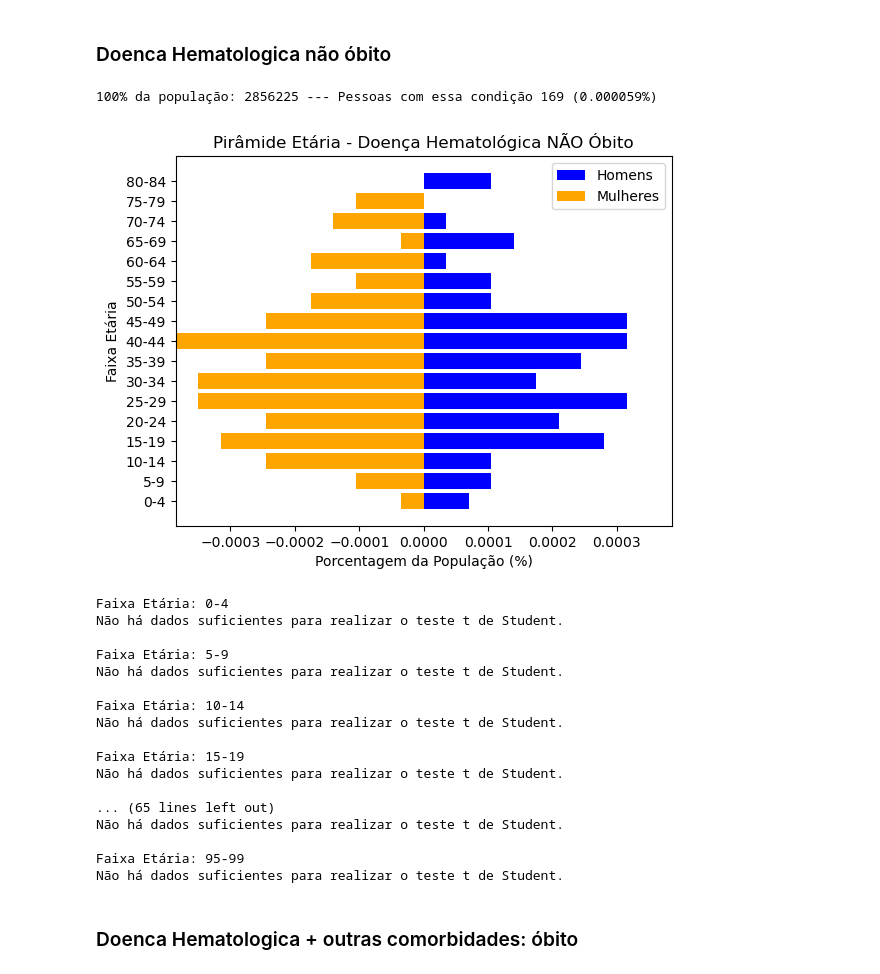
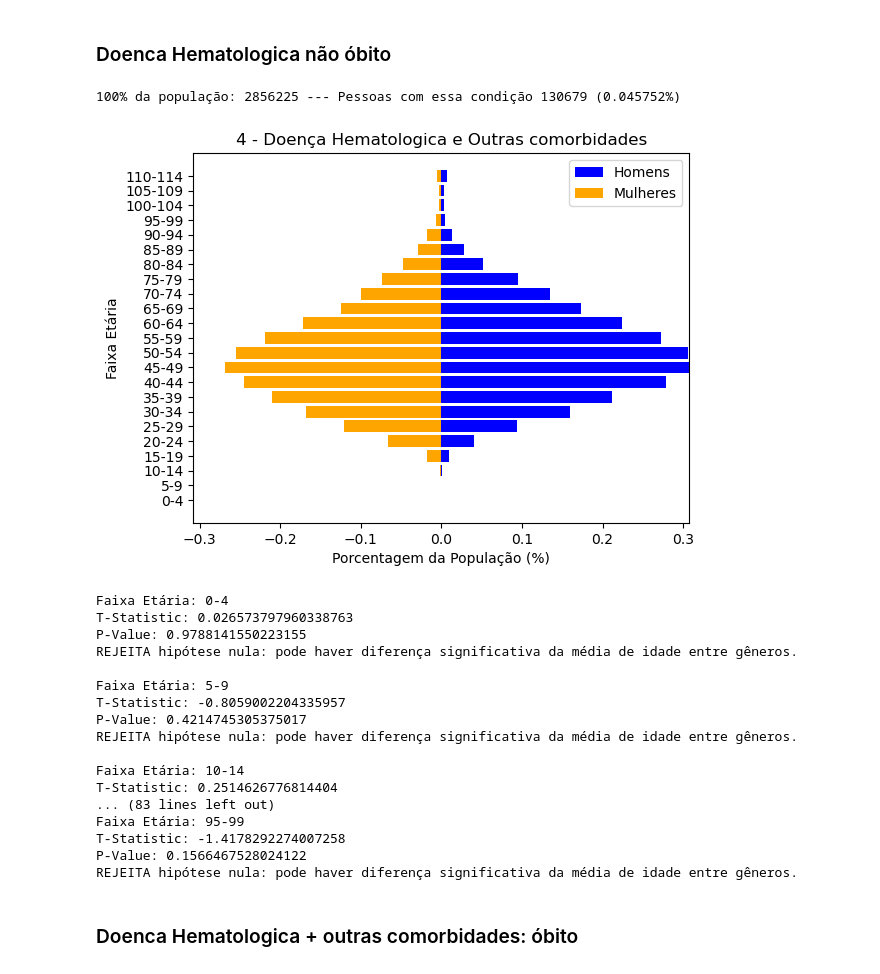
Before and after one commit to andregdmitri/SCC0957-PraticaCienciaDados, a Jupyter notebook: testes_estatisticos.ipynb, the cells around one changed output. Drawn from its saved outputs; the diff is of its cells as text; code cells hidden in the pictures.

```diff
--- a/testes_estatisticos.ipynb
+++ b/testes_estatisticos.ipynb
@@ -455,7 +418,7 @@ def gera_piramide_etaria(data, comorbidade):
     # Ajustes estéticos
     ax.set_xlabel('Porcentagem da População (%)')
     ax.set_ylabel('Faixa Etária')
-    ax.set_title(f"Pirâmide Etária - {comorbidade}")
+    ax.set_title(f"{comorbidade}")
     ax.legend()
     max_value = max(percentagem_idade_homens.max(), percentagem_idade_mulheres.max())
     ax.set_xlim(-max_value, max_value)
@@ -468,7 +431,7 @@ def gera_piramide_etaria(data, comorbidade):
     print(f"100% da população: {total_pop} --- Pessoas com essa condição {total_com_condicao} ({total_com_condicao/total_pop:.6f}%)")
 
     # Salvando imagem
-    plt.savefig(f'imagens/img_{comorbidade}.png')
+    plt.savefig(f'imagens/{comorbidade}.png')
 
     # Mostrando img
     plt.show()
@@ -959,42 +1049,30 @@ Não há dados suficientes para realizar o teste t de Student.
 ###  Doenca Hematologica não óbito
 # %%
 condicao_comorbidade = (
-    (df['obito'] == False) &
-    ((df['asma'].isna() == True) | (df['asma'] == None)) &
-    ((df['cardiopatia'].isna() == True) | (df['cardiopatia'] == None)) &
-    ((df['diabetes'].isna() == True) | (df['diabetes'] == None)) &
-    ((df['doenca_hematologica'] >= 1)) &
-    ((df['doenca_hepatica'].isna() == True) | (df['doenca_hepatica'] == None)) &
-    ((df['doenca_neurologica'].isna() == True) | (df['doenca_neurologica'] == None)) &
-    ((df['doenca_renal'].isna() == True) | (df['doenca_renal'] == None)) &
-    ((df['imunodepressao'].isna() == True) | (df['imunodepressao'] == None)) &
-    ((df['obesidade'].isna() == True) | (df['obesidade'] == None)) &
-    ((df['pneumopatia'].isna() == True) | (df['pneumopatia'] == None)) &
-    ((df['puerpera'].isna() == True) | (df['puerpera'] == None)) &
-    ((df['sindrome_de_down'].isna() == True) | (df['sindrome_de_down'] == None))
+    (df['doenca_hematologica'] >= 1)
 )
-gera_piramide_etaria(df[condicao_comorbidade], "Doença Hematológica NÃO Óbito")
+gera_piramide_etaria(df[condicao_comorbidade], "4 - Doença Hematologica e Outras comorbidades")
 compara_genero(df[condicao_comorbidade])
 # %% [output]
-100% da população: 2856225 --- Pessoas com essa condição 169 (0.000059%)
+100% da população: 2856225 --- Pessoas com essa condição 130679 (0.045752%)
-[figure, old version]
+[figure, new version]
 Faixa Etária: 0-4
-Não há dados suficientes para realizar o teste t de Student.
+T-Statistic: 0.026573797960338763
+P-Value: 0.9788141550223155
+REJEITA hipótese nula: pode haver diferença significativa da média de idade entre gêneros.
 
 Faixa Etária: 5-9
-Não há dados suficientes para realizar o teste t de Student.
+T-Statistic: -0.8059002204335957
+P-Value: 0.4214745305375017
+REJEITA hipótese nula: pode haver diferença significativa da média de idade entre gêneros.
 
 Faixa Etária: 10-14
-Não há dados suficientes para realizar o teste t de Student.
-
-Faixa Etária: 15-19
-Não há dados suficientes para realizar o teste t de Student.
-
-... (65 lines left out)
-Não há dados suficientes para realizar o teste t de Student.
-
+T-Statistic: 0.2514626776814404
+... (83 lines left out)
 Faixa Etária: 95-99
-Não há dados suficientes para realizar o teste t de Student.
+T-Statistic: -1.4178292274007258
+P-Value: 0.1566467528024122
+REJEITA hipótese nula: pode haver diferença significativa da média de idade entre gêneros.
 # %% [markdown]
 ### Doenca Hematologica + outras comorbidades: óbito
 # %%
```
Also changed, not shown: parts of 86 cells of this notebook, 1 other file.
